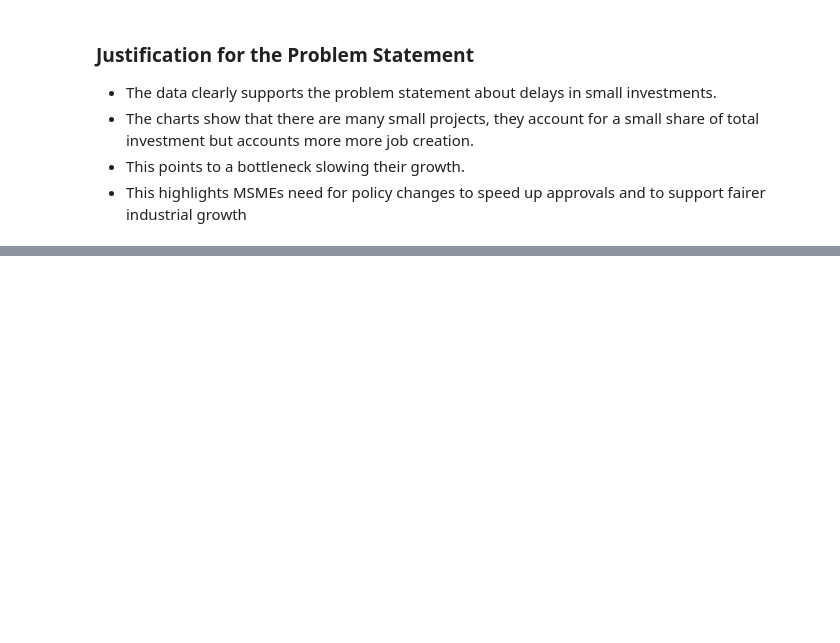
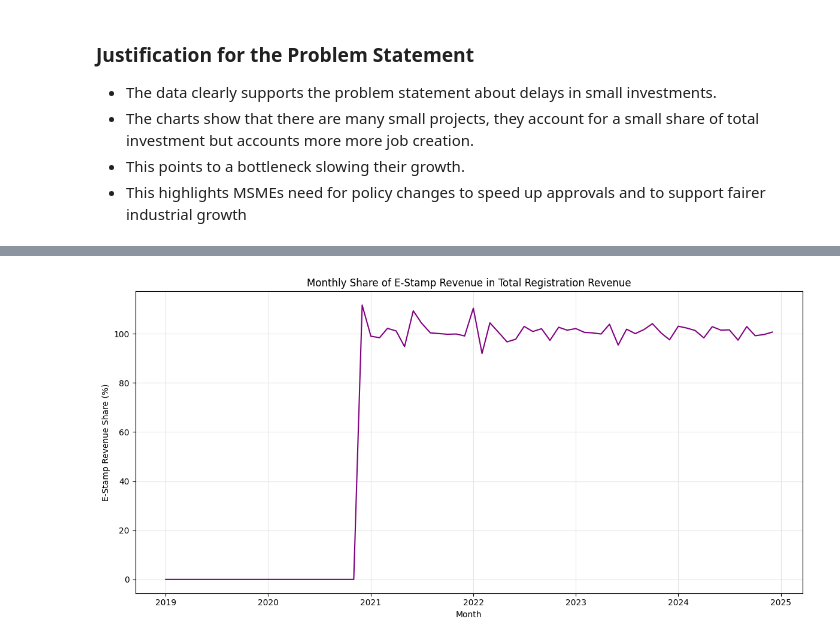
Before and after one commit to jishnukoliyadan/Telangana-Inclusive-Growth-Analysis, a Jupyter notebook: 05_Insight_Report.ipynb, the cells around one changed output, grey strips where cells are left out. Cells and saved outputs as stored; diff of their text form; code cells hidden in the pictures; blank space fills up the shorter version.

```diff
--- a/05_Insight_Report.ipynb
+++ b/05_Insight_Report.ipynb
@@ -323,0 +382,13 @@ plt.show()
+# %%
+# Plot Monthly E-Stamp Revenue Share
+
+plt.figure(figsize = (12, 6))
+sns.lineplot(data = monthly_reg_summary, x = 'Month', y = 'Estamp_Rev_Share', color = 'purple')
+plt.title('Monthly Share of E-Stamp Revenue in Total Registration Revenue')
+plt.xlabel('Month')
+plt.ylabel('E-Stamp Revenue Share (%)')
+plt.grid(True,c = '0.9')
+plt.tight_layout()
+plt.show()
+# %% [output]
+[figure, added]
```
Also changed, not shown: parts of 10 cells of this notebook.
